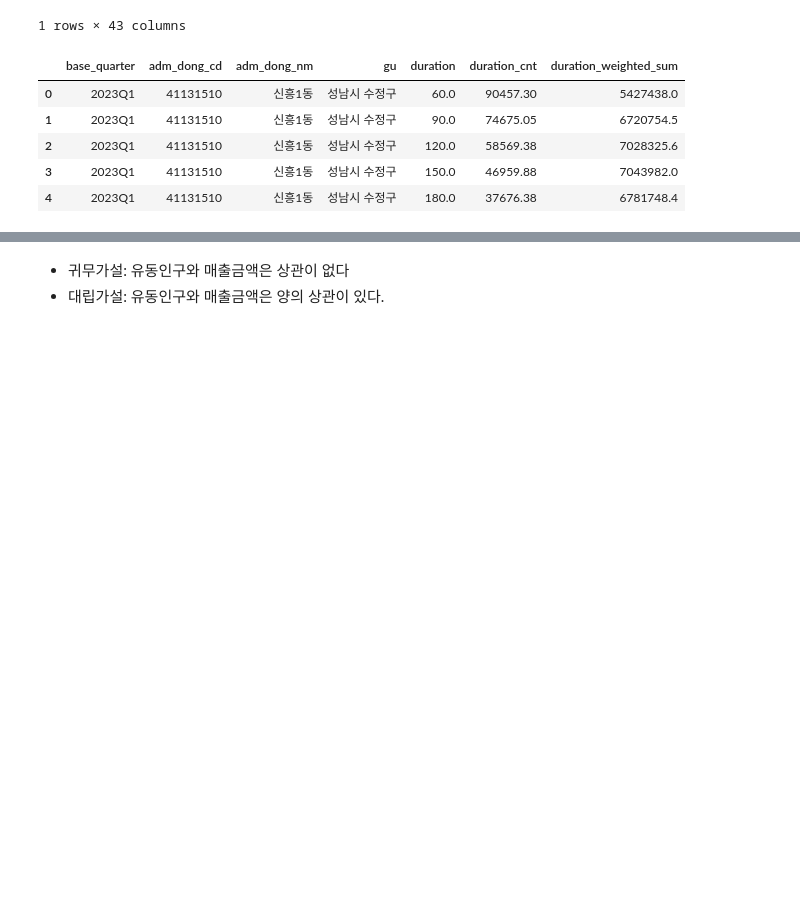
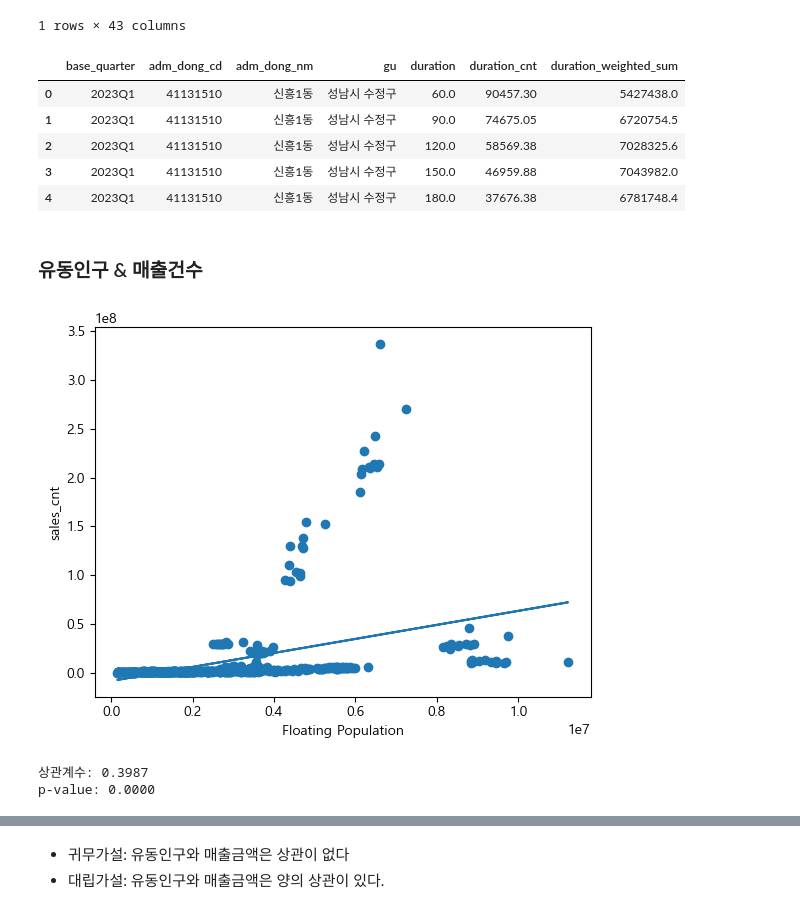
Before and after one commit to bulsajo1/final_project, a Jupyter notebook: eunbi/통계_은비.ipynb, the cells around one changed output, grey strips where cells are left out. Drawn from its saved outputs; the diff is of its cells as text; code cells hidden in the pictures; blank space fills up the shorter version.

```diff
--- a/eunbi/통계_은비.ipynb
+++ b/eunbi/통계_은비.ipynb
@@ -188,3 +188,31 @@ comm_df.head()
 | 2 | 2023Q1 | 41131510 | 신흥1동 | 성남시 수정구 | 120.0 | 58569.38 | 7028325.6 |
 | 3 | 2023Q1 | 41131510 | 신흥1동 | 성남시 수정구 | 150.0 | 46959.88 | 7043982.0 |
 | 4 | 2023Q1 | 41131510 | 신흥1동 | 성남시 수정구 | 180.0 | 37676.38 | 6781748.4 |
+# %% [markdown]
+### 유동인구 & 매출건수
+# %%
+data = df.groupby(["base_quarter", "adm_dong_nm"]).agg({"floating_pop": "sum", "sales_cnt": "sum"})
+
+x = data["floating_pop"]
+y = data["sales_cnt"]
+
+plt.scatter(x, y)
+
+# 회귀선 계산
+m, b = np.polyfit(x, y, 1)
+
+# 회귀선 그리기
+plt.plot(x, m * x + b)
+
+plt.xlabel("Floating Population")
+plt.ylabel("sales_cnt")
+plt.show()
+# %% [output]
+[figure, added]
+# %%
+r, p_value = stats.pearsonr(data["floating_pop"], data["sales_cnt"])
+print(f'상관계수: {r:.4f}')
+print(f'p-value: {p_value:.4f}')
+# %% [output]
+상관계수: 0.3987
+p-value: 0.0000
```
Also changed, not shown: parts of 5 cells of this notebook.
